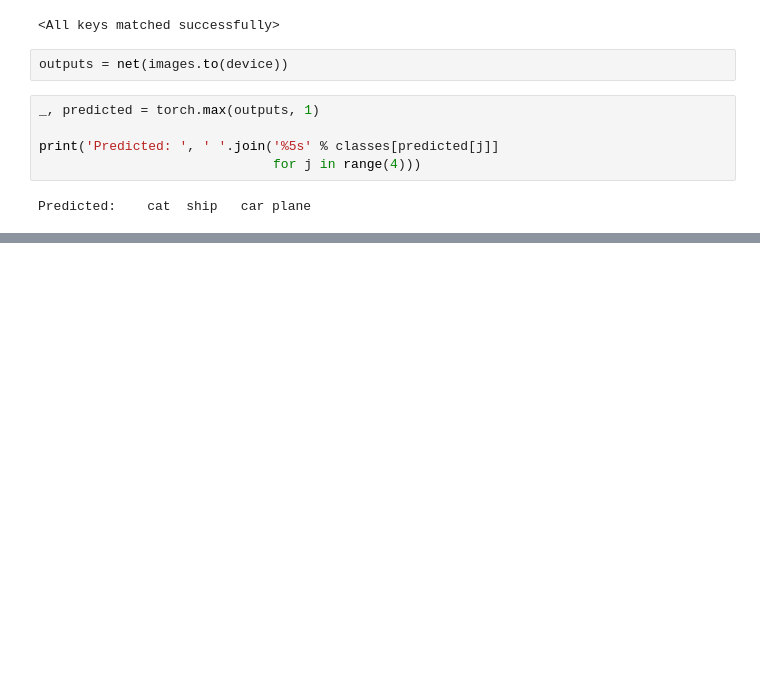
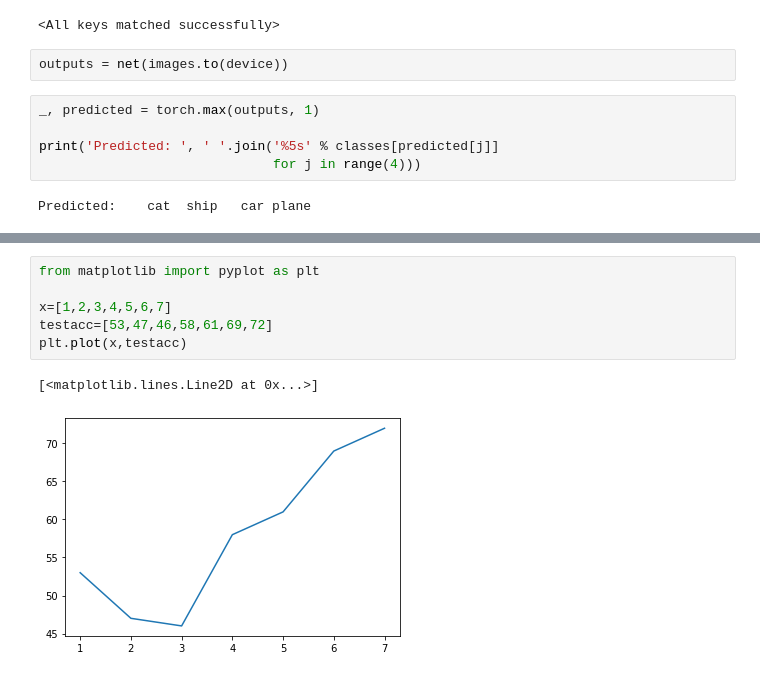
Before and after one commit to rohanmandrekar/Cifar-10-, a Jupyter notebook: DM_assignment_1.ipynb, the cells around one changed output, grey strips where cells are left out. Saved outputs shown, nothing was run; the diff lists cells and outputs as text; blank space fills up the shorter version.

Commit message:
attempt 7
added more nodes, added 1 graph

```diff
--- a/DM_assignment_1.ipynb
+++ b/DM_assignment_1.ipynb
@@ -299,0 +309,9 @@ Accuracy of truck : 64 %
+# %%
+from matplotlib import pyplot as plt
+
+x=[1,2,3,4,5,6,7]
+testacc=[53,47,46,58,61,69,72]
+plt.plot(x,testacc)
+# %% [output]
+[<matplotlib.lines.Line2D at 0x...>]
+[figure, added]
```
Also changed, not shown: parts of 8 cells of this notebook.
